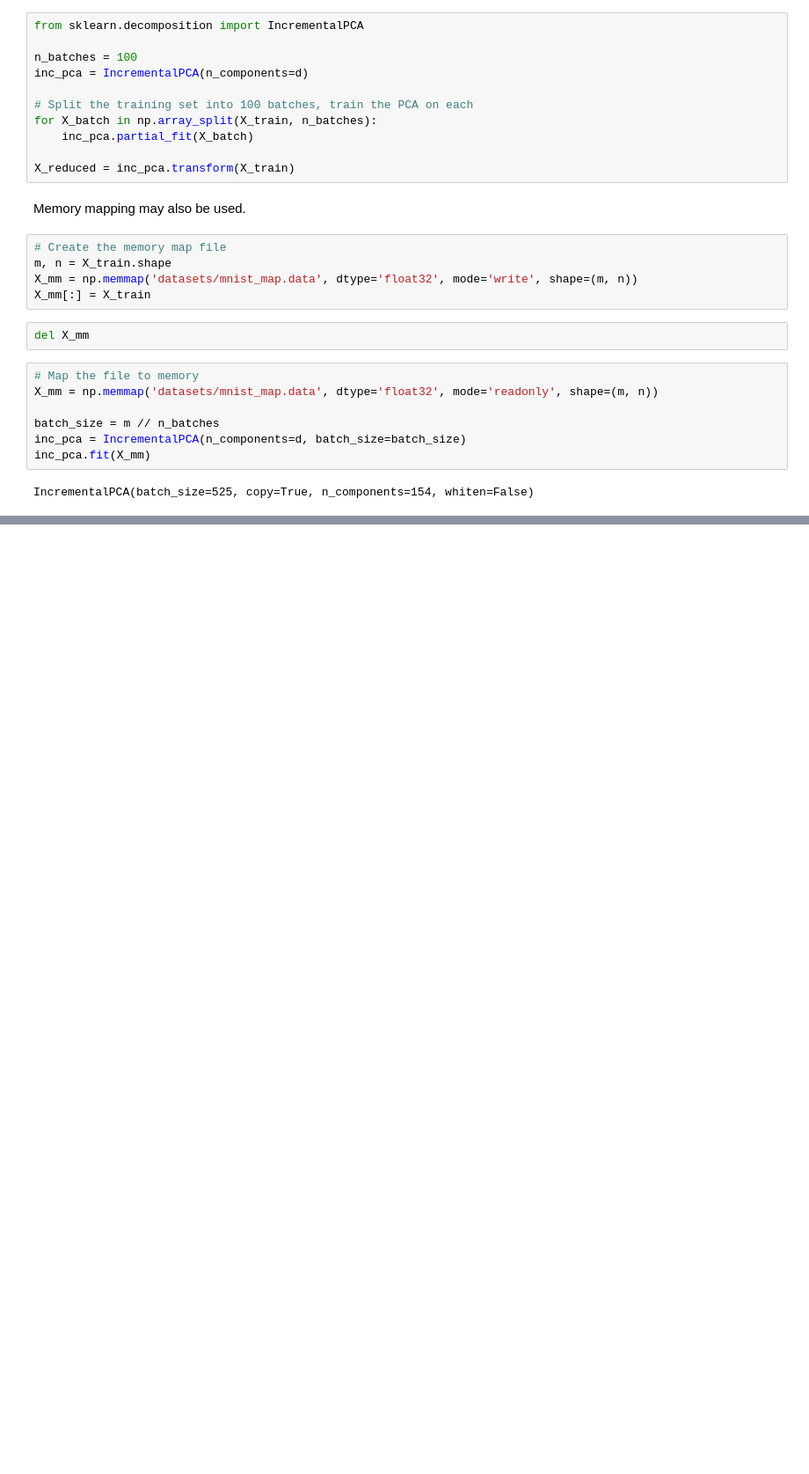
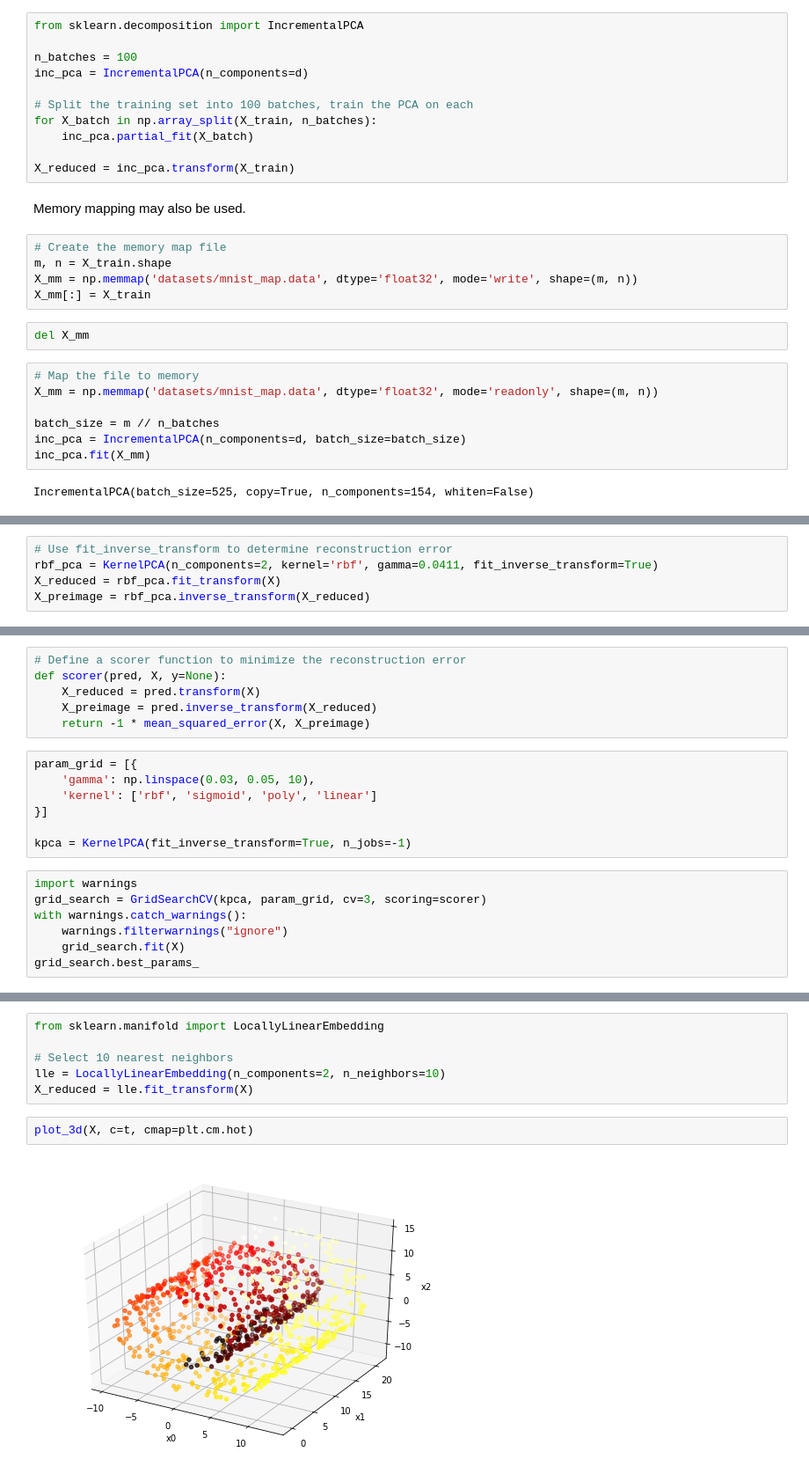
Before and after one commit to codywill/ml-sandbox, a Jupyter notebook: hands-on/Chapter 8 - Dimensionality Reduction.ipynb, the cells around one changed output, grey strips where cells are left out. Shown at 88% size. Drawn from its saved outputs; the diff is of its cells as text; blank space fills up the shorter version.

Commit message:
Added notes on kernel PCA, LLE, and other dimensionality reduction techniques

```diff
--- a/hands-on/Chapter 8 - Dimensionality Reduction.ipynb
+++ b/hands-on/Chapter 8 - Dimensionality Reduction.ipynb
@@ -271,0 +328,5 @@ IncrementalPCA(batch_size=525, copy=True, n_components=154, whiten=False)
+# %%
+# Use fit_inverse_transform to determine reconstruction error
+rbf_pca = KernelPCA(n_components=2, kernel='rbf', gamma=0.0411, fit_inverse_transform=True)
+X_reduced = rbf_pca.fit_transform(X)
+X_preimage = rbf_pca.inverse_transform(X_reduced)
@@ -271,0 +338,20 @@ IncrementalPCA(batch_size=525, copy=True, n_components=154, whiten=False)
+# %%
+# Define a scorer function to minimize the reconstruction error
+def scorer(pred, X, y=None):
+    X_reduced = pred.transform(X)
+    X_preimage = pred.inverse_transform(X_reduced)
+    return -1 * mean_squared_error(X, X_preimage)
+# %%
+param_grid = [{
+    'gamma': np.linspace(0.03, 0.05, 10),
+    'kernel': ['rbf', 'sigmoid', 'poly', 'linear']
+}]
+
+kpca = KernelPCA(fit_inverse_transform=True, n_jobs=-1)
+# %%
+import warnings
+grid_search = GridSearchCV(kpca, param_grid, cv=3, scoring=scorer)
+with warnings.catch_warnings():
+    warnings.filterwarnings("ignore")
+    grid_search.fit(X)
+grid_search.best_params_
@@ -271,0 +374,10 @@ IncrementalPCA(batch_size=525, copy=True, n_components=154, whiten=False)
+# %%
+from sklearn.manifold import LocallyLinearEmbedding
+
+# Select 10 nearest neighbors
+lle = LocallyLinearEmbedding(n_components=2, n_neighbors=10)
+X_reduced = lle.fit_transform(X)
+# %%
+plot_3d(X, c=t, cmap=plt.cm.hot)
+# %% [output]
+[figure, added]
```
Also changed, not shown: parts of 18 cells of this notebook.
